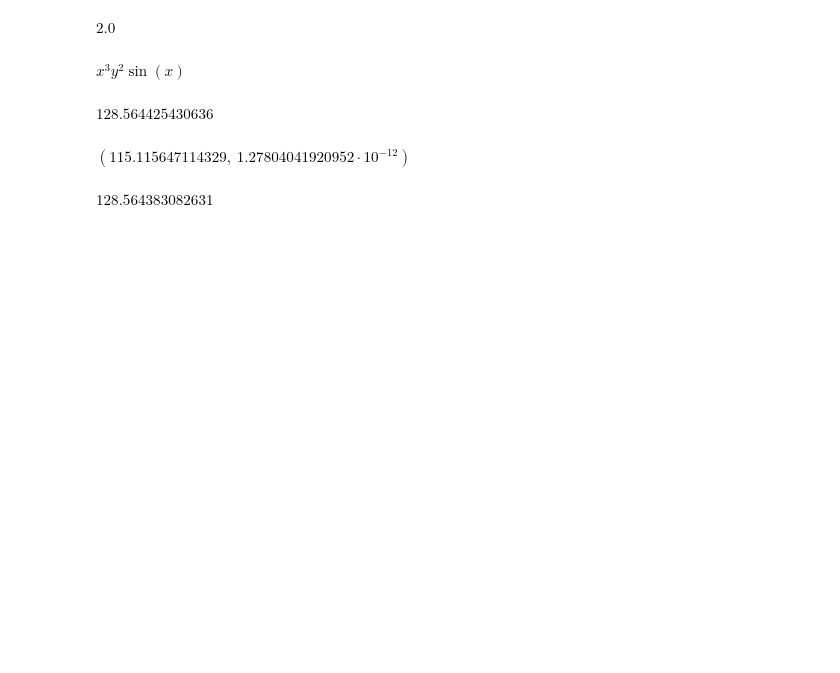
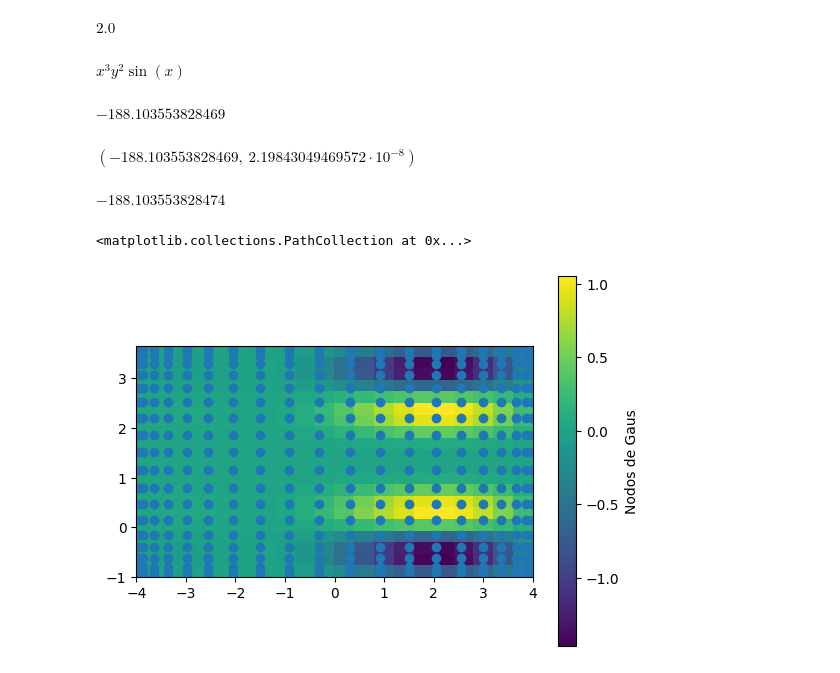
Before and after one commit to asegura4488/MetodosComputacionalesI2025, a Jupyter notebook: Semana7/CuadraturaGaussiana2.ipynb, the cells around one changed output. Saved outputs shown, nothing was run; the diff lists cells and outputs as text; code cells hidden in the pictures; blank space fills up the shorter version.

```diff
--- a/Semana7/CuadraturaGaussiana2.ipynb
+++ b/Semana7/CuadraturaGaussiana2.ipynb
@@ -8,7 +8,7 @@ import sympy as sym
 import math
 sym.init_printing(use_unicode=True)
 # %%
-deg = 6
+deg = 20
 Roots, Weights = np.polynomial.legendre.leggauss(deg)
 # %%
 Roots
@@ -44,22 +48,22 @@ F
 # %% [output]
 $\displaystyle x^{3} y^{2} \sin{\left(x \right)}$
 # %%
-a = -1.
-b = 3.
+a = -4.
+b = 4.
 c = -1
-d = np.pi
+d = 3.66
 # %%
 sym.integrate(F,(x,a,b),(y,c,d))
 # %% [output]
-$\displaystyle 128.564425430636$
+$\displaystyle -188.103553828469$
 # %%
 # La doble cuadratura
 def f(x,y):
   return x**3*y**2*np.sin(x)
 # %%
-integrate.dblquad(f,a,b,c,d)
+integrate.dblquad(f,c,d,a,b)
 # %% [output]
-$\displaystyle \left( 115.115647114329, \  1.27804041920952 \cdot 10^{-12}\right)$
+$\displaystyle \left( -188.103553828469, \  2.19843049469572 \cdot 10^{-8}\right)$
 # %%
 def GetIntegral(f,x,w):
 
@@ -77,9 +81,17 @@ def GetIntegral(f,x,w):
 
   I = np.sum(z)*(b-a)*(d-c)/4
 
-  return I,z
+  return I,z,T1,T2
 # %%
-I, z = GetIntegral(f,Roots,Weights)
+I, z, T1, T2 = GetIntegral(f,Roots,Weights)
 I
 # %% [output]
-$\displaystyle 128.564383082631$
+$\displaystyle -188.103553828474$
+# %%
+# Mostrando el mapa de cuadratura
+plt.imshow(z, origin='lower', extent=[a,b,c,d], interpolation='nearest')
+plt.colorbar(label='Nodos de Gaus')
+plt.scatter(T1.ravel(),T2.ravel())
+# %% [output]
+<matplotlib.collections.PathCollection at 0x...>
+[figure, added]
```
Also changed, not shown: parts of 3 cells of this notebook.
